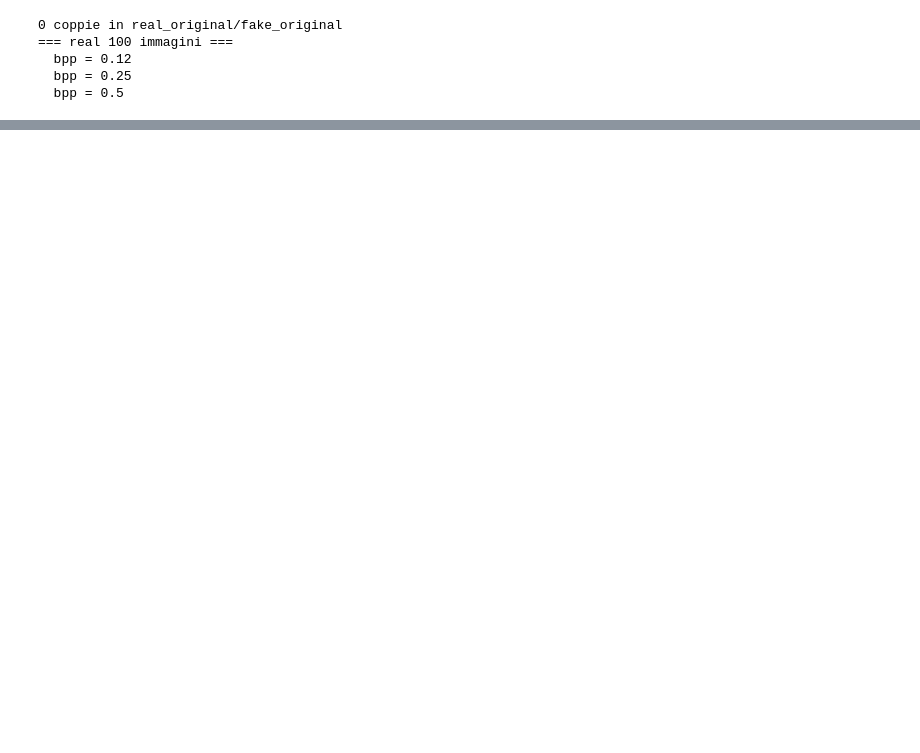
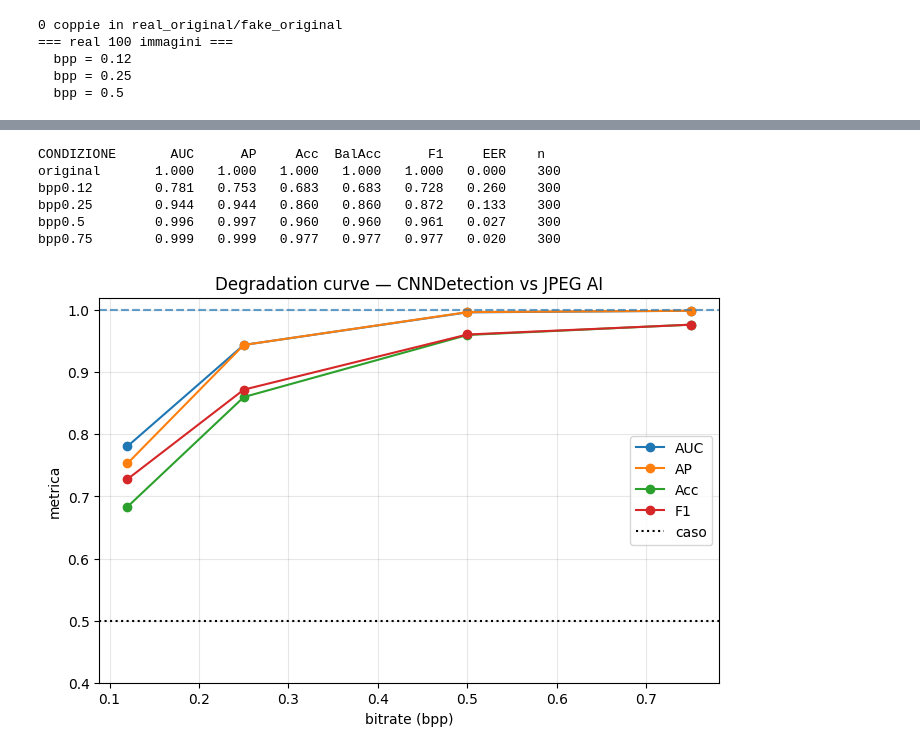
Before and after one commit to silviobear/COMPUTER_VISION_DEEPFAKE, a Jupyter notebook: computer_vision.ipynb, the cells around one changed output, grey strips where cells are left out. Cells and saved outputs as stored; diff of their text form; code cells hidden in the pictures; blank space fills up the shorter version.

```diff
--- a/computer_vision.ipynb
+++ b/computer_vision.ipynb
@@ -407,0 +716,33 @@ plt.legend(); plt.show()
+# %%
+import numpy as np
+
+cols = ['AUC', 'AP', 'Acc', 'BalAcc', 'F1', 'EER']
+print(f'{"CONDIZIONE":12s} ' + ' '.join(f'{c:>7}' for c in cols) + '    n')
+for suf in ['original'] + [f'bpp{b}' for b in BPP_LIST]:
+    y, s = scores_for_condition(suf)
+    if len(y) == 0:
+        print(f'{suf:12s}  (non ancora pronto)'); continue
+    m = compute_metrics(y, s)
+    print(f'{suf:12s} ' + ' '.join(f'{m[c]:7.3f}' for c in cols) + f'    {len(y)}')
+# %% [output]
+CONDIZIONE       AUC      AP     Acc  BalAcc      F1     EER    n
+original       1.000   1.000   1.000   1.000   1.000   0.000    300
+bpp0.12        0.781   0.753   0.683   0.683   0.728   0.260    300
+bpp0.25        0.944   0.944   0.860   0.860   0.872   0.133    300
+bpp0.5         0.996   0.997   0.960   0.960   0.961   0.027    300
+bpp0.75        0.999   0.999   0.977   0.977   0.977   0.020    300
+# %%
+import matplotlib.pyplot as plt
+rows = {suf: compute_metrics(*scores_for_condition(suf))
+        for suf in ['original'] + [f'bpp{b}' for b in BPP_LIST]
+        if len(scores_for_condition(suf)[0])}
+plt.figure(figsize=(8, 5))
+for mname in ['AUC', 'AP', 'Acc', 'F1']:
+    plt.plot(BPP_LIST, [rows[f'bpp{b}'][mname] for b in BPP_LIST], 'o-', label=mname)
+    plt.axhline(rows['original'][mname], ls='--', alpha=0.25)
+plt.axhline(0.5, color='k', ls=':', label='caso')
+plt.xlabel('bitrate (bpp)'); plt.ylabel('metrica'); plt.ylim(0.4, 1.02)
+plt.title('Degradation curve — CNNDetection vs JPEG AI')
+plt.legend(); plt.grid(alpha=0.3); plt.show()
+# %% [output]
+[figure, added]
```
Also changed, not shown: parts of 12 cells of this notebook.
